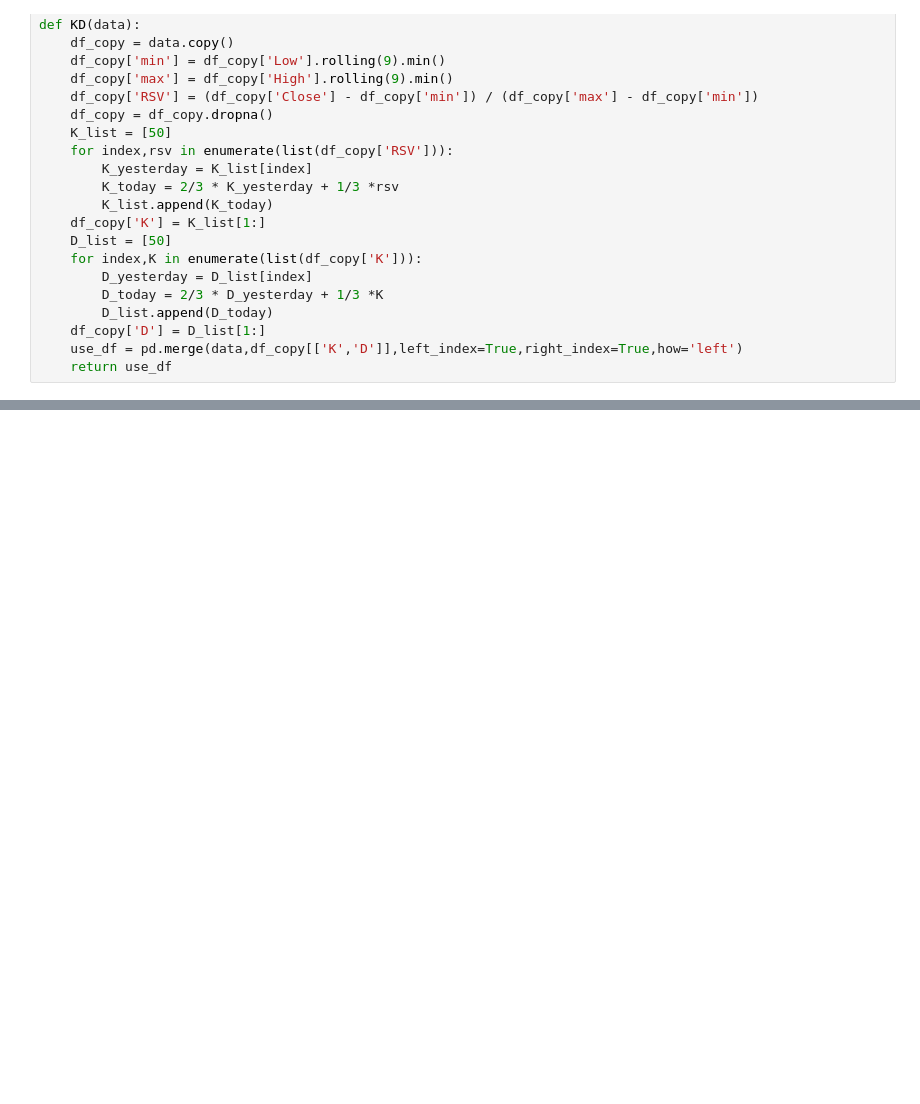
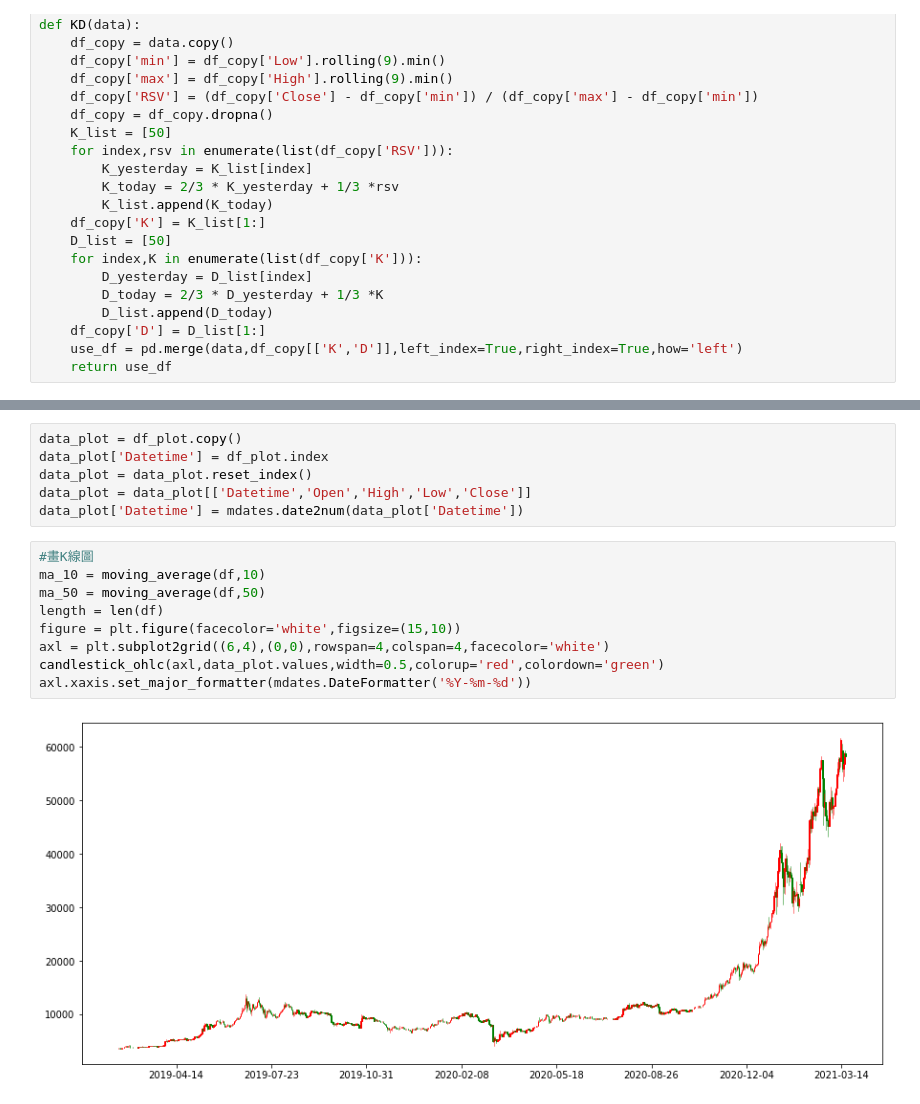
Before and after one commit to bitcoin-straight-up/tyga-ver., a Jupyter notebook: 比特幣/Bitcoin.ipynb, the cells around one changed output, grey strips where cells are left out. Cells and saved outputs as stored; diff of their text form; blank space fills up the shorter version.

```diff
--- a/比特幣/Bitcoin.ipynb
+++ b/比特幣/Bitcoin.ipynb
@@ -101,0 +94,17 @@ KD(df).tail(10)
+# %%
+data_plot = df_plot.copy()
+data_plot['Datetime'] = df_plot.index
+data_plot = data_plot.reset_index()
+data_plot = data_plot[['Datetime','Open','High','Low','Close']]
+data_plot['Datetime'] = mdates.date2num(data_plot['Datetime'])
+# %%
+#畫K線圖
+ma_10 = moving_average(df,10)
+ma_50 = moving_average(df,50)
+length = len(df)
+figure = plt.figure(facecolor='white',figsize=(15,10))
+axl = plt.subplot2grid((6,4),(0,0),rowspan=4,colspan=4,facecolor='white')
+candlestick_ohlc(axl,data_plot.values,width=0.5,colorup='red',colordown='green')
+axl.xaxis.set_major_formatter(mdates.DateFormatter('%Y-%m-%d'))
+# %% [output]
+[figure, added]
```
Also changed, not shown: parts of 5 cells of this notebook.
